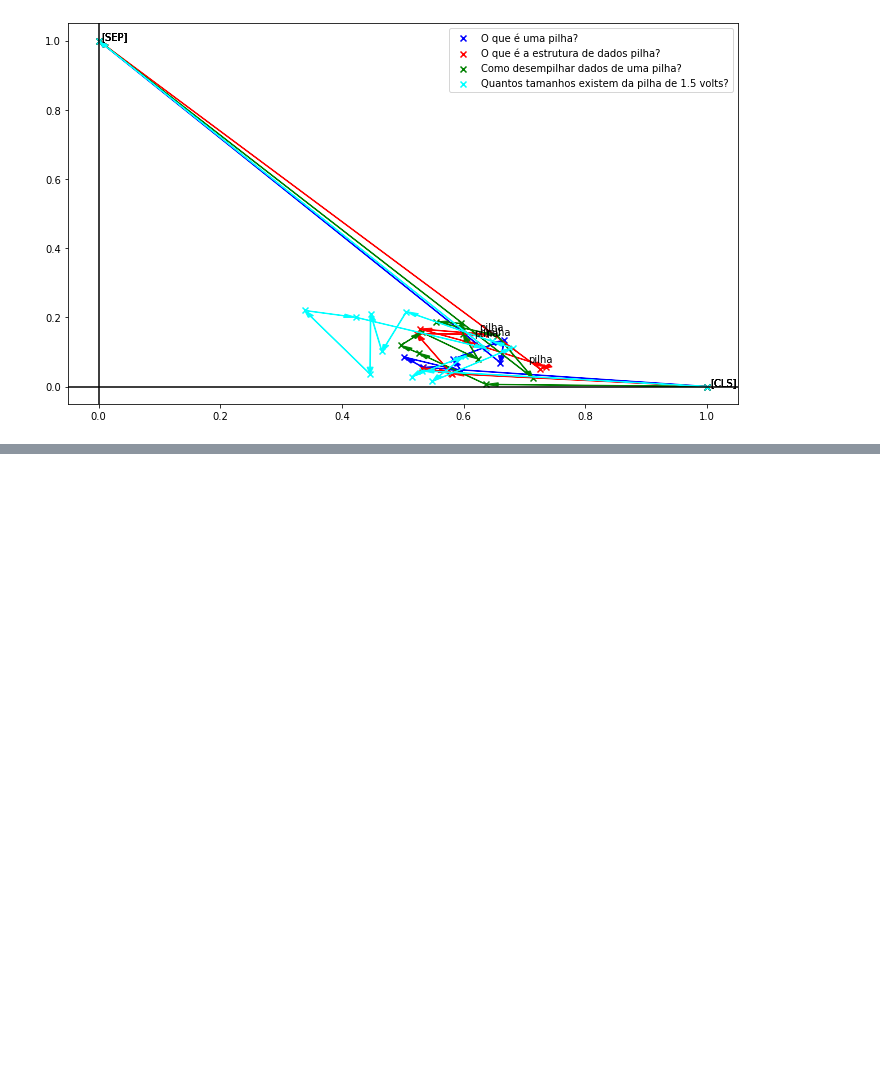
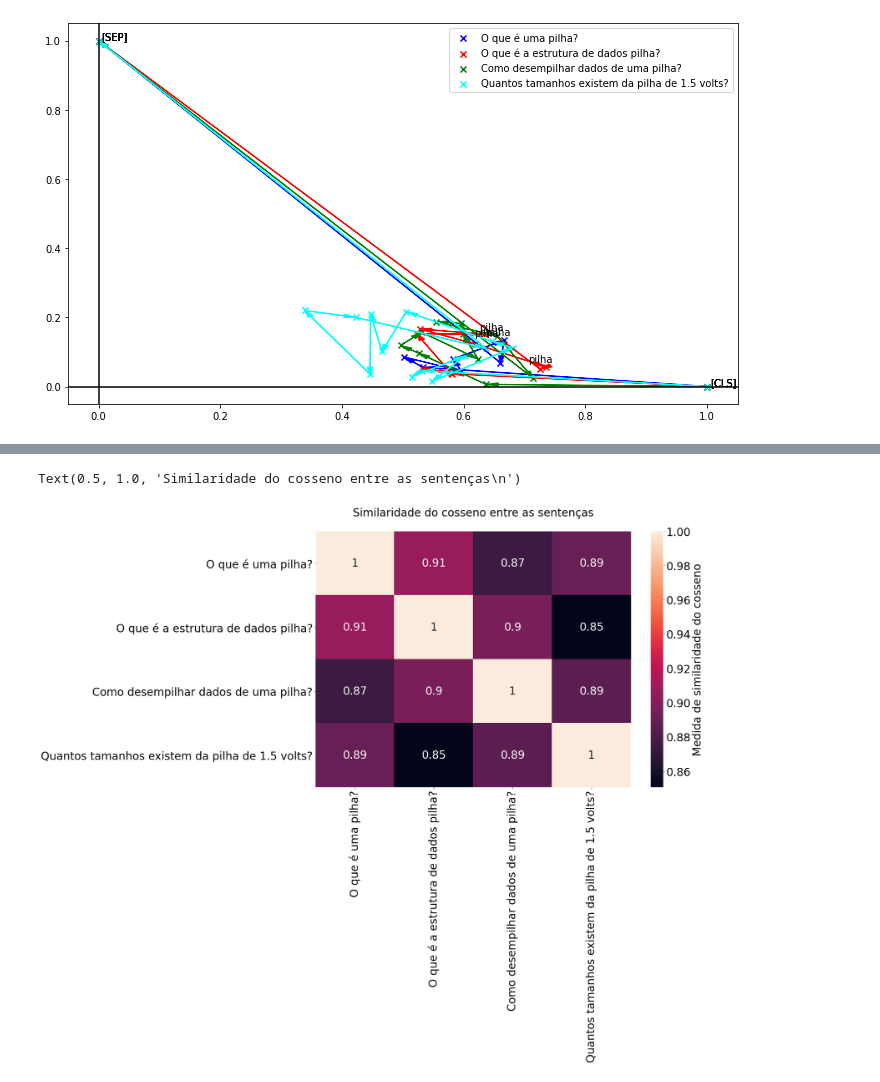
Before and after one commit to osmarbraz/exemplos_BERT, a Jupyter notebook: ExemplosWordEmbeddingContextualBERT_pt_br.ipynb, the cells around one changed output, grey strips where cells are left out. Saved outputs shown, nothing was run; the diff lists cells and outputs as text; code cells hidden in the pictures; blank space fills up the shorter version.

```diff
--- a/ExemplosWordEmbeddingContextualBERT_pt_br.ipynb
+++ b/ExemplosWordEmbeddingContextualBERT_pt_br.ipynb
@@ -2754,0 +2903,32 @@ plt.show()
+# %%
+# Importa a biblioteca
+import torch
+
+# Calcula o embeddings das sentenças
+matrix_embedding = []
+
+for i,sentenca in enumerate(texto):
+    # Gera os embeddings da sentença utiliza a concatenação das 4 últimas camadas
+    embedding, tokens = getEmbeddingsConcat4UltimasCamadas(sentenca, model, tokenizer)
+    # Calcula a média dos embeddings dos tokens da sentença
+    media_embedding = torch.mean(embedding, dim=0)
+    # Converte em um array numpy
+    media = media_embedding.numpy()
+    # Adiciona na lista
+    matrix_embedding.append(media)
+# %%
+# Importa a biblioteca
+from sklearn.metrics.pairwise import cosine_similarity
+import numpy as np
+
+# Coloca todos os embeddings de sentença em uma matriz
+embed_matrix = np.array([x for x in matrix_embedding])
+
+# Calcula a similaridade do coseno entre as sentenças
+cos_matrix = cosine_similarity(embed_matrix,embed_matrix)
+
+# Coloca a similaridade para a primeira sentença
+df['medida'] = cos_matrix[0]
+
+# Ordena pela medida
+df.sort_values('medida', ascending = False)
@@ -2754,0 +2966,16 @@ plt.show()
+# %%
+# Importa a biblioteca
+import seaborn as sns
+import matplotlib.pyplot as plt
+
+# Tamanho da figura
+fig, ax = plt.subplots(figsize=(18,12))
+
+# Cria o gráfico
+ax = sns.heatmap(cos_matrix, xticklabels=texto, yticklabels=texto, cbar_kws={'label': 'Medida de similaridade do cosseno'}, annot=True)
+
+# Coloca o título do gráfico
+ax.axes.set_title("Similaridade do cosseno entre as sentenças\n")
+# %% [output]
+Text(0.5, 1.0, 'Similaridade do cosseno entre as sentenças\n')
+[figure, added]
```
Also changed, not shown: parts of 72 cells of this notebook.
